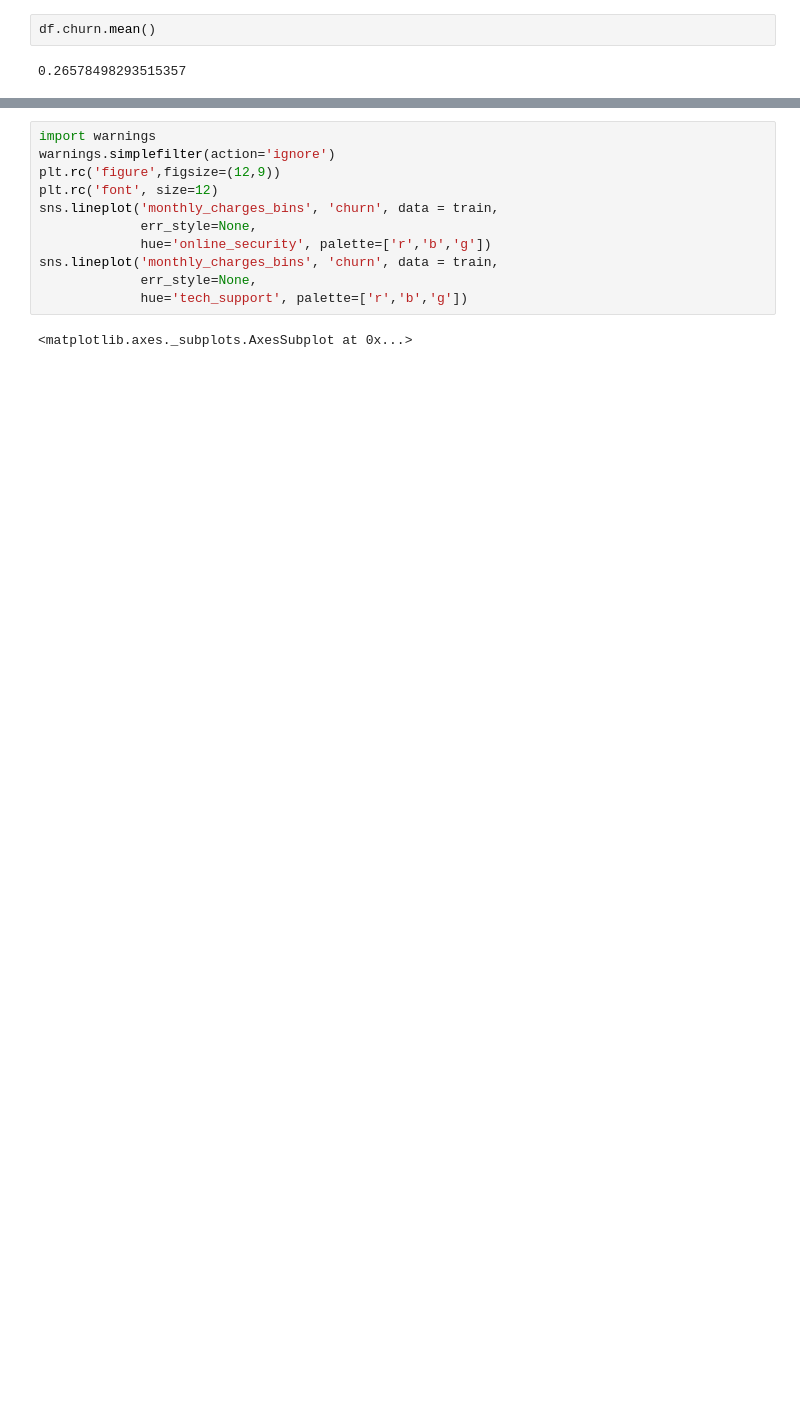
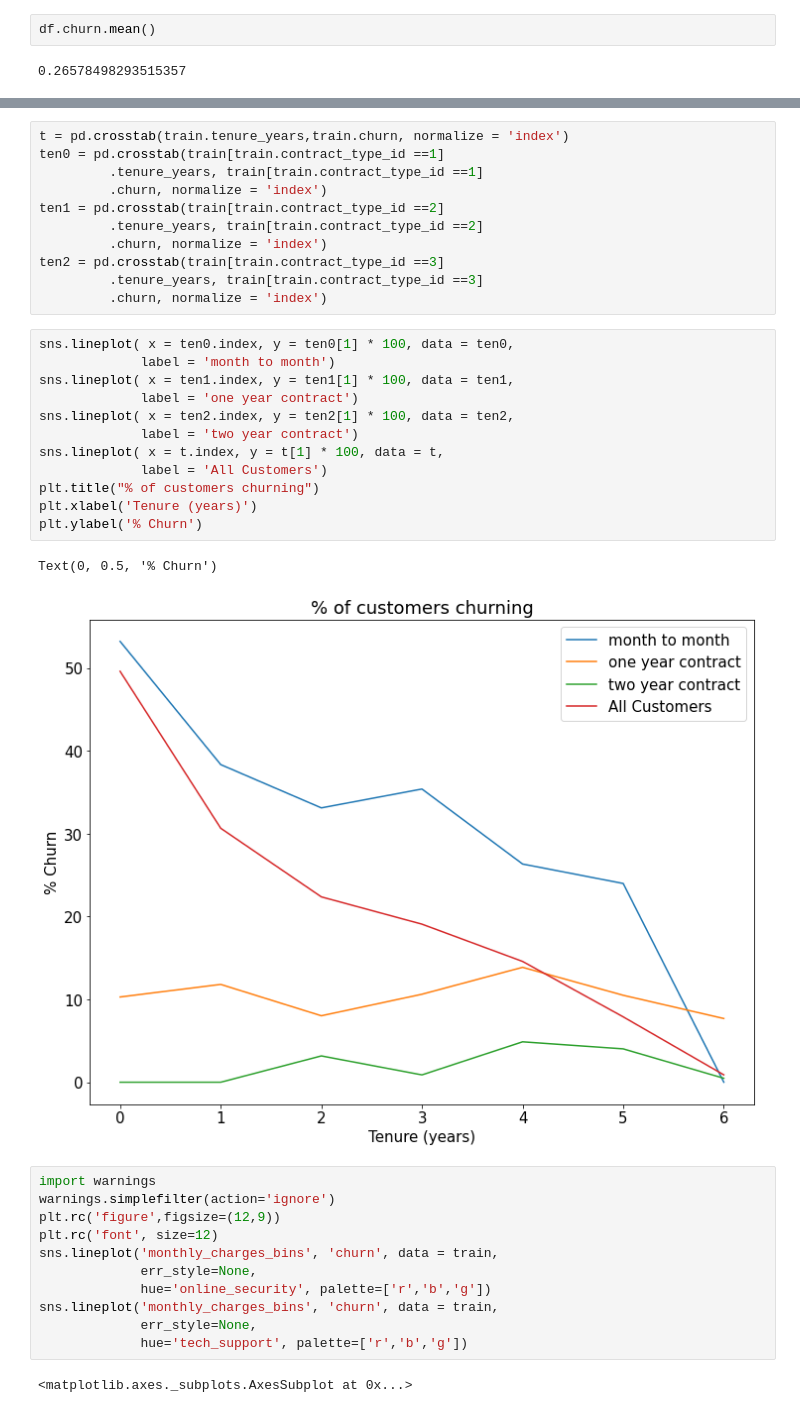
Before and after one commit to ravinder79/Telco_Churn, a Jupyter notebook: telco_churn_cameron.ipynb, the cells around one changed output, grey strips where cells are left out. Drawn from its saved outputs; the diff is of its cells as text; blank space fills up the shorter version.

```diff
--- a/telco_churn_cameron.ipynb
+++ b/telco_churn_cameron.ipynb
@@ -126,3 +164,29 @@ df.churn.mean()
+# %%
+t = pd.crosstab(train.tenure_years,train.churn, normalize = 'index')
+ten0 = pd.crosstab(train[train.contract_type_id ==1]
+         .tenure_years, train[train.contract_type_id ==1]
+         .churn, normalize = 'index')
+ten1 = pd.crosstab(train[train.contract_type_id ==2]
+         .tenure_years, train[train.contract_type_id ==2]
+         .churn, normalize = 'index')
+ten2 = pd.crosstab(train[train.contract_type_id ==3]
+         .tenure_years, train[train.contract_type_id ==3]
+         .churn, normalize = 'index')
+# %%
+sns.lineplot( x = ten0.index, y = ten0[1] * 100, data = ten0,
+             label = 'month to month')
+sns.lineplot( x = ten1.index, y = ten1[1] * 100, data = ten1,
+             label = 'one year contract')
+sns.lineplot( x = ten2.index, y = ten2[1] * 100, data = ten2,
+             label = 'two year contract')
+sns.lineplot( x = t.index, y = t[1] * 100, data = t,
+             label = 'All Customers')
+plt.title("% of customers churning")
+plt.xlabel('Tenure (years)')
+plt.ylabel('% Churn')
+# %% [output]
+Text(0, 0.5, '% Churn')
+[figure, added]
 # %%
 import warnings
 warnings.simplefilter(action='ignore')
```
Also changed, not shown: parts of 5 cells of this notebook, 1 other file.
